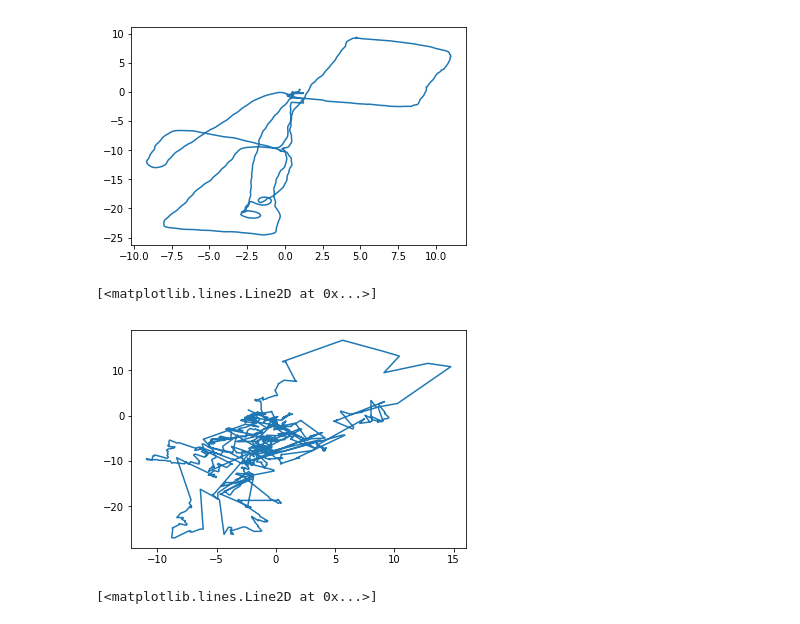
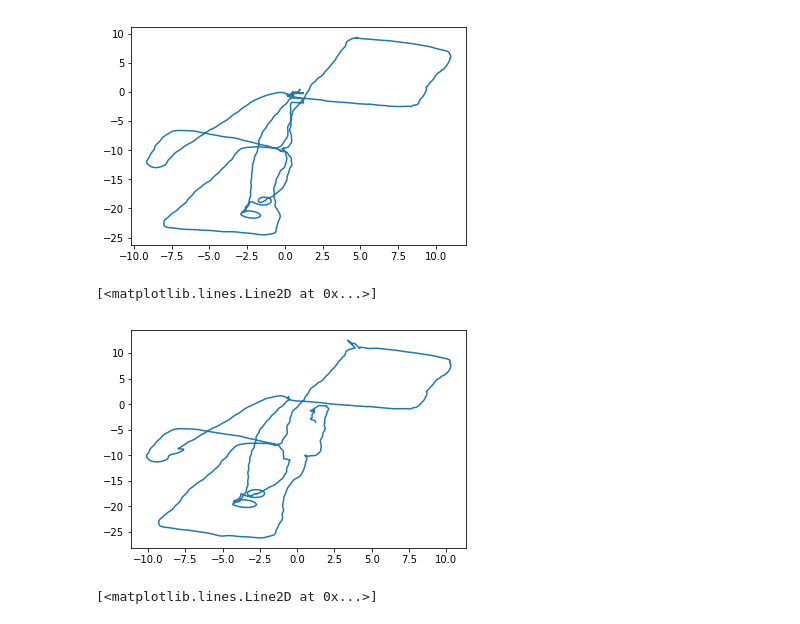
Before and after one commit to Future-Hangglider/hangspotdetection, a Jupyter notebook: gpspostprocessing/pcudpreceiving.ipynb, the cells around one changed output. Saved outputs shown, nothing was run; the diff lists cells and outputs as text; code cells hidden in the pictures.

```diff
--- a/gpspostprocessing/pcudpreceiving.ipynb
+++ b/gpspostprocessing/pcudpreceiving.ipynb
@@ -80,17 +80,17 @@ plt.plot(w1.x, w1.y)
 [figure]
 # %%
 import pandas
-wg = loadposfile("/home/julian/data/hanglog/hdataG.pos")
+wg = loadposfile("/home/julian/data/hanglog/hdataGG.pos")
 #updatexytime(wg)
 #plt.plot(wg.x, wg.y)
 columnnames = "%  GPST                  latitude(deg) longitude(deg)  height(m)   Q  ns   sdn(m)   sde(m)   sdu(m)  sdne(m)  sdeu(m)  sdun(m) age(s)  ratio".split()
 fpos = "/home/julian/data/hanglog/hdataG.pos"
-wg = pandas.read_csv(fpos, header=None, names=columns, sep="\s+")
+wg = pandas.read_csv(fpos, header=None, names=columnnames, sep="\s+")
 updatexytime(wg)
 plt.plot(wg.x, wg.y)
 # %% [output]
 [<matplotlib.lines.Line2D at 0x...>]
-[figure, old version]
+[figure, new version]
 # %%
 plt.plot(wC.x, wC.y, color="red")
 plt.plot(wA.x, wA.y)
```
Also changed, not shown: 2 other files.
